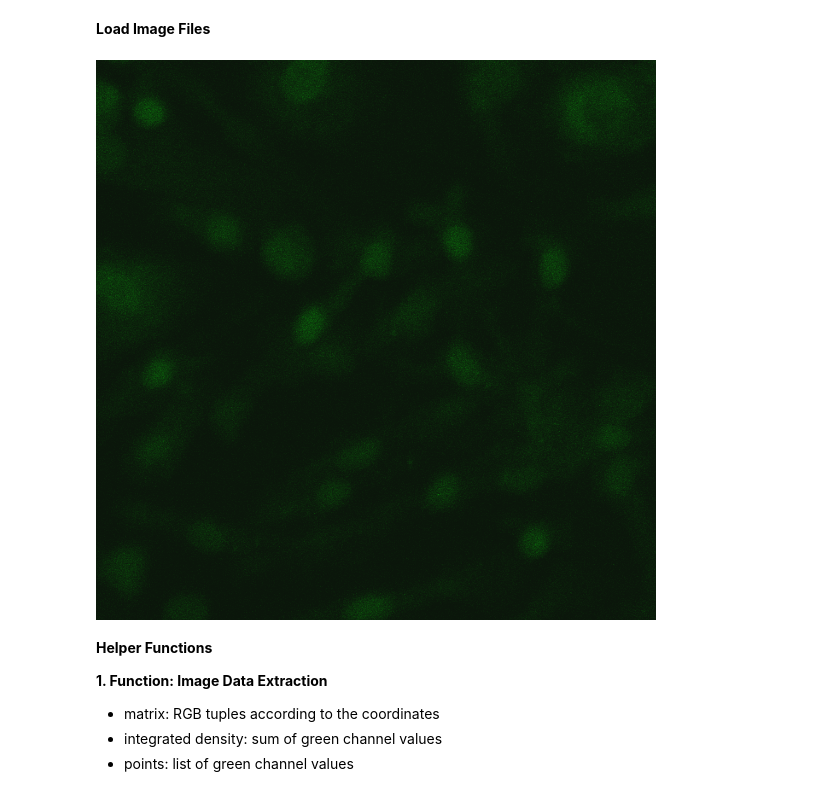
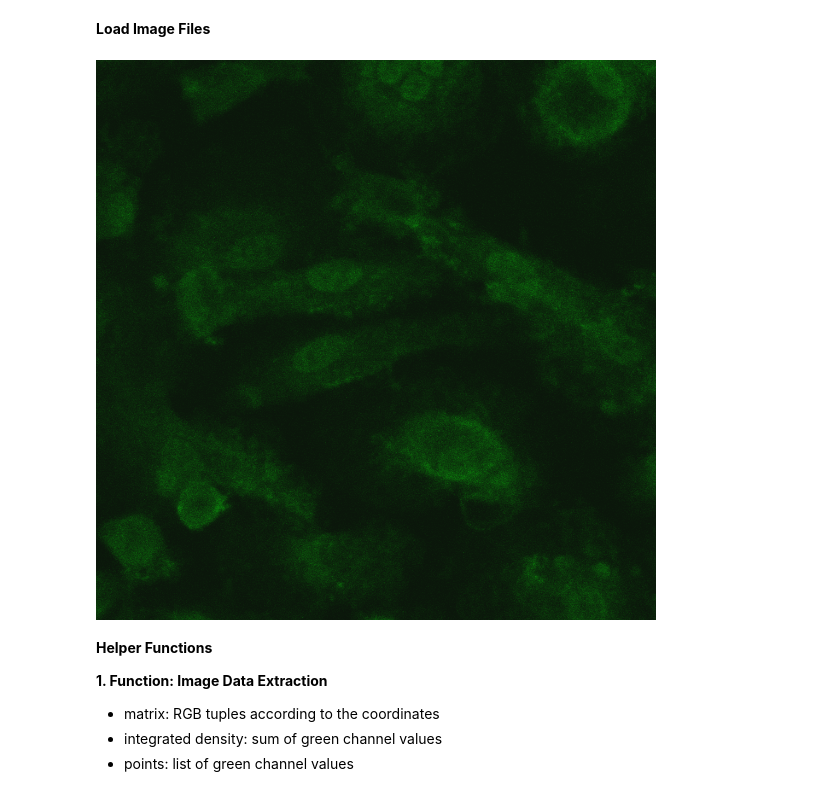
Before and after one commit to YangChuan80/FluoQuanti, a Jupyter notebook: Practice/DensityDistinguisher.ipynb, the cells around one changed output. Saved outputs shown, nothing was run; the diff lists cells and outputs as text; code cells hidden in the pictures.

Commit message:
Updated Image

```diff
--- a/Practice/DensityDistinguisher.ipynb
+++ b/Practice/DensityDistinguisher.ipynb
@@ -33,10 +29,10 @@ ls
 # %% [markdown]
 **Load Image Files**
 # %%
-img = Image.open('LG-CTRL copy.bmp')
+img = Image.open('LG-TB copy.bmp')
 img
 # %% [output]
-[figure, old version]
+[figure, new version]
 # %% [markdown]
 **Helper Functions**
 
```
Also changed, not shown: parts of 4 cells of this notebook, 2 other files.
